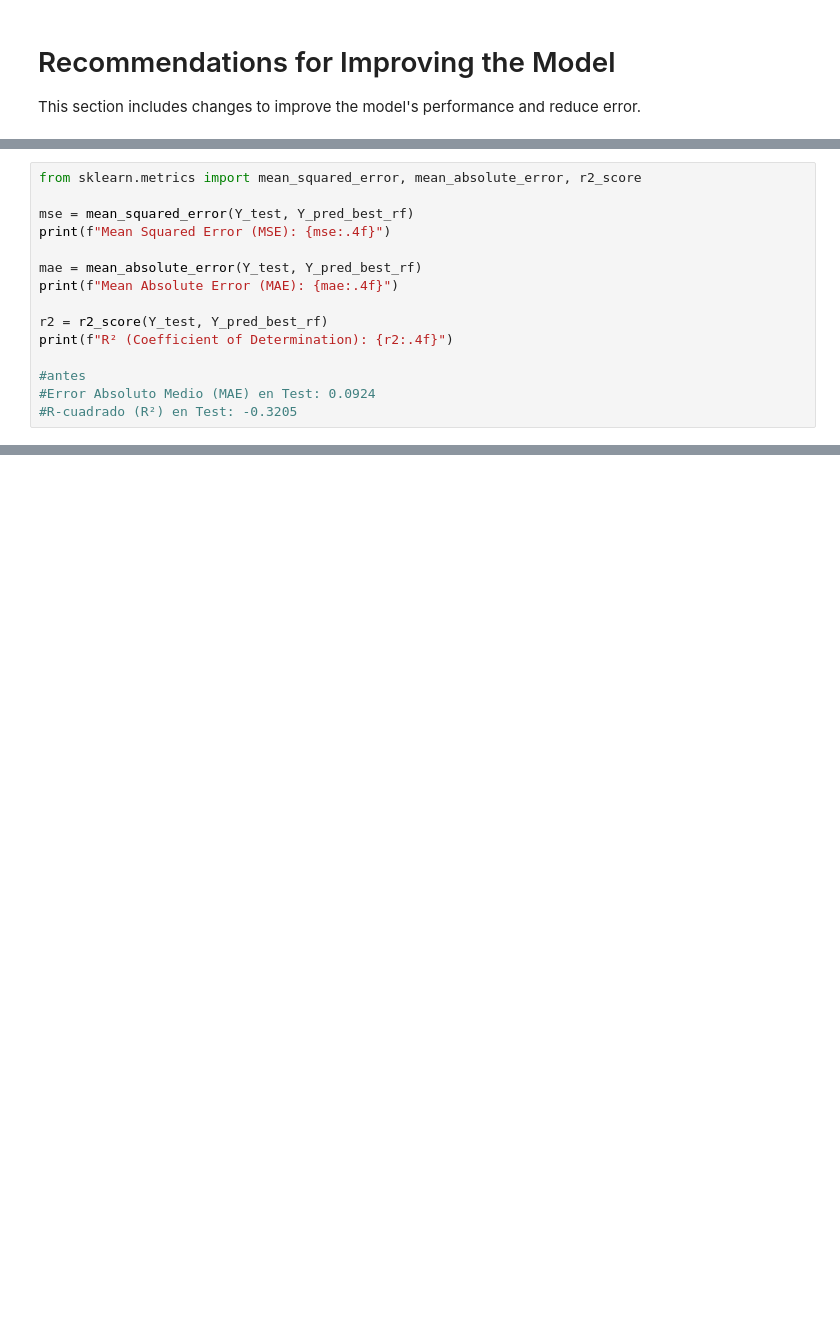
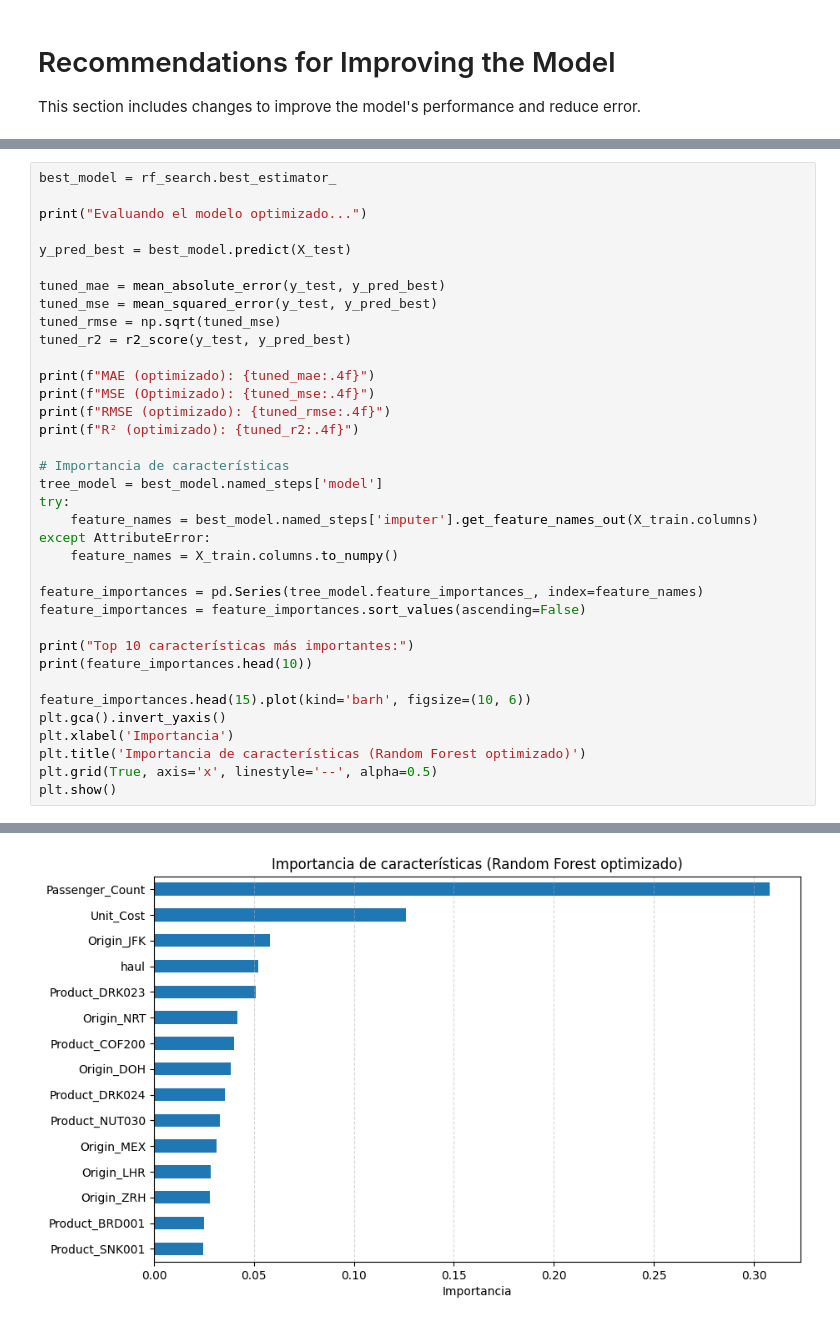
Before and after one commit to Pansocrates03/hackmty2025-gategroup, a Jupyter notebook: consumption-prediction/notebooks/A3.Modelado.ipynb, the cells around one changed output, grey strips where cells are left out. Cells and saved outputs as stored; diff of their text form; blank space fills up the shorter version.

```diff
--- a/consumption-prediction/notebooks/A3.Modelado.ipynb
+++ b/consumption-prediction/notebooks/A3.Modelado.ipynb
@@ -263,16 +214,37 @@ Avg_Pass_Per_Flight_Day: 0.0000
 # %%
-from sklearn.metrics import mean_squared_error, mean_absolute_error, r2_score
+best_model = rf_search.best_estimator_
 
-mse = mean_squared_error(Y_test, Y_pred_best_rf)
-print(f"Mean Squared Error (MSE): {mse:.4f}")
+print("Evaluando el modelo optimizado...")
 
-mae = mean_absolute_error(Y_test, Y_pred_best_rf)
-print(f"Mean Absolute Error (MAE): {mae:.4f}")
+y_pred_best = best_model.predict(X_test)
 
-r2 = r2_score(Y_test, Y_pred_best_rf)
-print(f"R² (Coefficient of Determination): {r2:.4f}")
+tuned_mae = mean_absolute_error(y_test, y_pred_best)
+tuned_mse = mean_squared_error(y_test, y_pred_best)
+tuned_rmse = np.sqrt(tuned_mse)
+tuned_r2 = r2_score(y_test, y_pred_best)
 
-#antes
-#Error Absoluto Medio (MAE) en Test: 0.0924
-#R-cuadrado (R²) en Test: -0.3205
+print(f"MAE (optimizado): {tuned_mae:.4f}")
+print(f"MSE (Optimizado): {tuned_mse:.4f}")
+print(f"RMSE (optimizado): {tuned_rmse:.4f}")
+print(f"R² (optimizado): {tuned_r2:.4f}")
+
+# Importancia de características
+tree_model = best_model.named_steps['model']
+try:
+    feature_names = best_model.named_steps['imputer'].get_feature_names_out(X_train.columns)
+except AttributeError:
+    feature_names = X_train.columns.to_numpy()
+
+feature_importances = pd.Series(tree_model.feature_importances_, index=feature_names)
+feature_importances = feature_importances.sort_values(ascending=False)
+
+print("Top 10 características más importantes:")
+print(feature_importances.head(10))
+
+feature_importances.head(15).plot(kind='barh', figsize=(10, 6))
+plt.gca().invert_yaxis()
+plt.xlabel('Importancia')
+plt.title('Importancia de características (Random Forest optimizado)')
+plt.grid(True, axis='x', linestyle='--', alpha=0.5)
+plt.show()
 # %% [output]
@@ -281,0 +268 @@ R² (Coefficient of Determination): -0.0921
+[figure, added]
```
Also changed, not shown: parts of 9 cells of this notebook, 2 other files.
